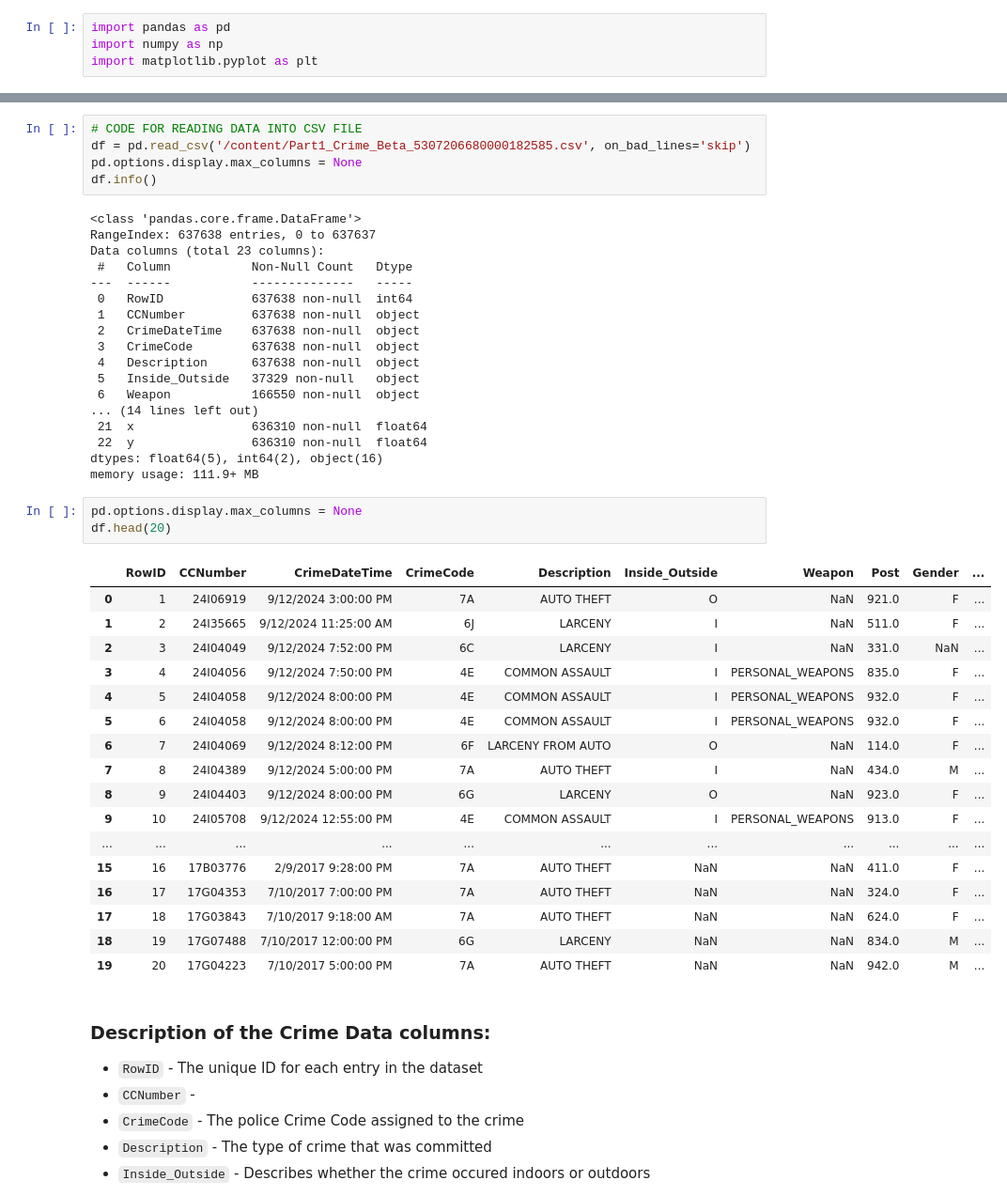
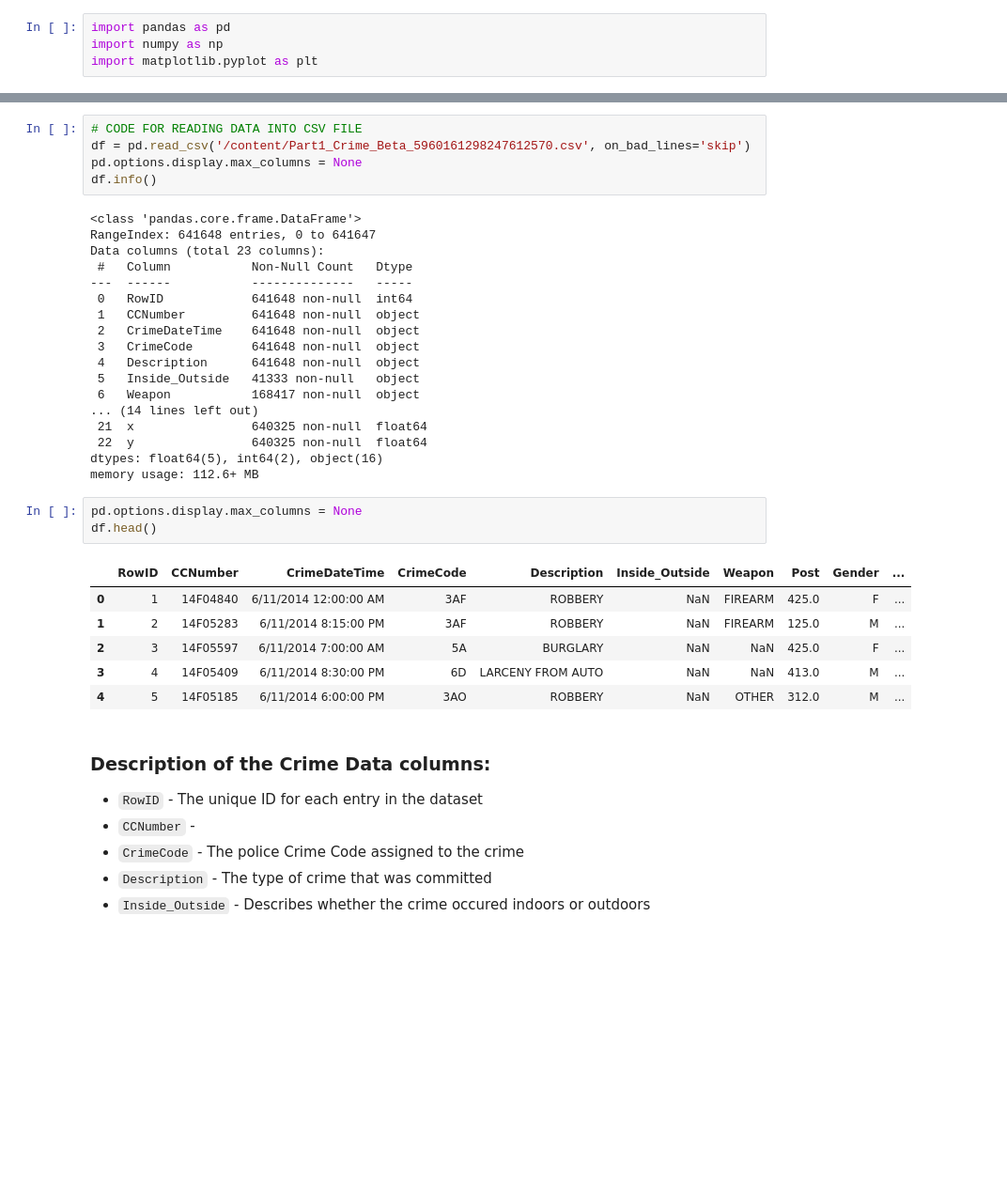
Before and after one commit to mariap13/CMSC320-FinalProject, a Jupyter notebook: CMSC320_Final_Project_MP_KRT.ipynb, the cells around one changed output, grey strips where cells are left out. Shown at 94% size. Drawn from its saved outputs; the diff is of its cells as text; blank space fills up the shorter version.

```diff
--- a/CMSC320_Final_Project_MP_KRT.ipynb
+++ b/CMSC320_Final_Project_MP_KRT.ipynb
@@ -42,47 +35,36 @@ import matplotlib.pyplot as plt
 # %%
 # CODE FOR READING DATA INTO CSV FILE
-df = pd.read_csv('/content/Part1_Crime_Beta_5307206680000182585.csv', on_bad_lines='skip')
+df = pd.read_csv('/content/Part1_Crime_Beta_5960161298247612570.csv', on_bad_lines='skip')
 pd.options.display.max_columns = None
 df.info()
 # %% [output]
 <class 'pandas.core.frame.DataFrame'>
-RangeIndex: 637638 entries, 0 to 637637
+RangeIndex: 641648 entries, 0 to 641647
 Data columns (total 23 columns):
  #   Column           Non-Null Count   Dtype
 ---  ------           --------------   -----
- 0   RowID            637638 non-null  int64
- 1   CCNumber         637638 non-null  object
- 2   CrimeDateTime    637638 non-null  object
- 3   CrimeCode        637638 non-null  object
- 4   Description      637638 non-null  object
- 5   Inside_Outside   37329 non-null   object
- 6   Weapon           166550 non-null  object
+ 0   RowID            641648 non-null  int64
+ 1   CCNumber         641648 non-null  object
+ 2   CrimeDateTime    641648 non-null  object
+ 3   CrimeCode        641648 non-null  object
+ 4   Description      641648 non-null  object
+ 5   Inside_Outside   41333 non-null   object
+ 6   Weapon           168417 non-null  object
 ... (14 lines left out)
- 21  x                636310 non-null  float64
- 22  y                636310 non-null  float64
+ 21  x                640325 non-null  float64
+ 22  y                640325 non-null  float64
 dtypes: float64(5), int64(2), object(16)
-memory usage: 111.9+ MB
+memory usage: 112.6+ MB
 # %%
 pd.options.display.max_columns = None
-df.head(20)
+df.head()
 # %% [output]
 |  | RowID | CCNumber | CrimeDateTime | CrimeCode | Description | Inside_Outside | Weapon | Post | Gender | ... |
-| 0 | 1 | 24I06919 | 9/12/2024 3:00:00 PM | 7A | AUTO THEFT | O | NaN | 921.0 | F | ... |
-| 1 | 2 | 24I35665 | 9/12/2024 11:25:00 AM | 6J | LARCENY | I | NaN | 511.0 | F | ... |
-| 2 | 3 | 24I04049 | 9/12/2024 7:52:00 PM | 6C | LARCENY | I | NaN | 331.0 | NaN | ... |
-| 3 | 4 | 24I04056 | 9/12/2024 7:50:00 PM | 4E | COMMON ASSAULT | I | PERSONAL_WEAPONS | 835.0 | F | ... |
-| 4 | 5 | 24I04058 | 9/12/2024 8:00:00 PM | 4E | COMMON ASSAULT | I | PERSONAL_WEAPONS | 932.0 | F | ... |
-| 5 | 6 | 24I04058 | 9/12/2024 8:00:00 PM | 4E | COMMON ASSAULT | I | PERSONAL_WEAPONS | 932.0 | F | ... |
-| 6 | 7 | 24I04069 | 9/12/2024 8:12:00 PM | 6F | LARCENY FROM AUTO | O | NaN | 114.0 | F | ... |
-| 7 | 8 | 24I04389 | 9/12/2024 5:00:00 PM | 7A | AUTO THEFT | I | NaN | 434.0 | M | ... |
-| 8 | 9 | 24I04403 | 9/12/2024 8:00:00 PM | 6G | LARCENY | O | NaN | 923.0 | F | ... |
-| 9 | 10 | 24I05708 | 9/12/2024 12:55:00 PM | 4E | COMMON ASSAULT | I | PERSONAL_WEAPONS | 913.0 | F | ... |
-| ... | ... | ... | ... | ... | ... | ... | ... | ... | ... | ... |
-| 15 | 16 | 17B03776 | 2/9/2017 9:28:00 PM | 7A | AUTO THEFT | NaN | NaN | 411.0 | F | ... |
-| 16 | 17 | 17G04353 | 7/10/2017 7:00:00 PM | 7A | AUTO THEFT | NaN | NaN | 324.0 | F | ... |
-| 17 | 18 | 17G03843 | 7/10/2017 9:18:00 AM | 7A | AUTO THEFT | NaN | NaN | 624.0 | F | ... |
-| 18 | 19 | 17G07488 | 7/10/2017 12:00:00 PM | 6G | LARCENY | NaN | NaN | 834.0 | M | ... |
-| 19 | 20 | 17G04223 | 7/10/2017 5:00:00 PM | 7A | AUTO THEFT | NaN | NaN | 942.0 | M | ... |
+| 0 | 1 | 14F04840 | 6/11/2014 12:00:00 AM | 3AF | ROBBERY | NaN | FIREARM | 425.0 | F | ... |
+| 1 | 2 | 14F05283 | 6/11/2014 8:15:00 PM | 3AF | ROBBERY | NaN | FIREARM | 125.0 | M | ... |
+| 2 | 3 | 14F05597 | 6/11/2014 7:00:00 AM | 5A | BURGLARY | NaN | NaN | 425.0 | F | ... |
+| 3 | 4 | 14F05409 | 6/11/2014 8:30:00 PM | 6D | LARCENY FROM AUTO | NaN | NaN | 413.0 | M | ... |
+| 4 | 5 | 14F05185 | 6/11/2014 6:00:00 PM | 3AO | ROBBERY | NaN | OTHER | 312.0 | M | ... |
 # %% [markdown]
 ### Description of the Crime Data columns:
 *   `RowID` - The unique ID for each entry in the dataset
```
Also changed, not shown: parts of 61 cells of this notebook.
